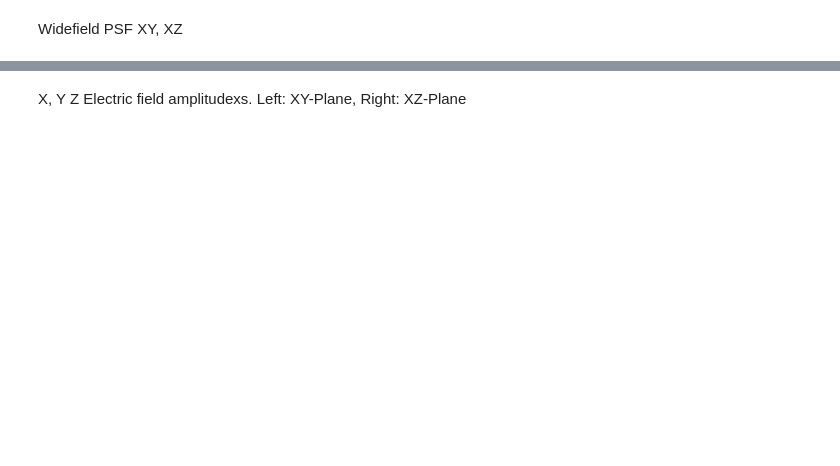
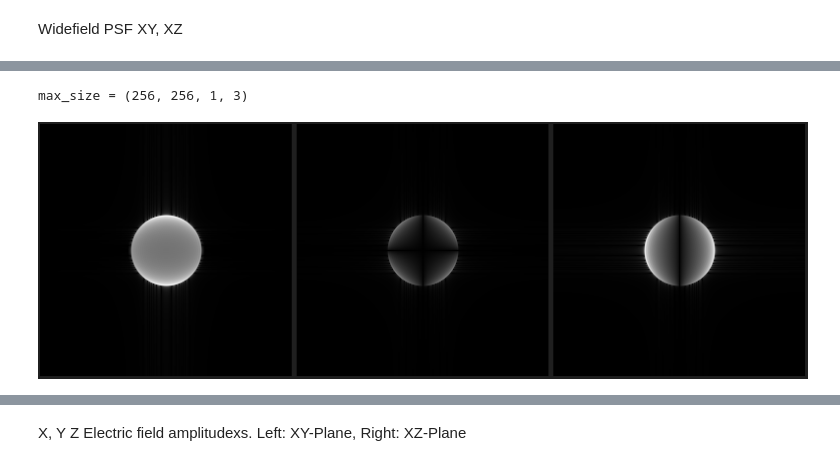
Before and after one commit to RainerHeintzmann/PointSpreadFunctions.jl, a Jupyter notebook: examples/PSFs_demo.ipynb, the cells around one changed output, grey strips where cells are left out. Cells and saved outputs as stored; diff of their text form; code cells hidden in the pictures; blank space fills up the shorter version.

```diff
--- a/examples/PSFs_demo.ipynb
+++ b/examples/PSFs_demo.ipynb
@@ -83,0 +104,6 @@ max_size = (256, 256, 1, 2)
+# %%
+my_field = PSFs.pupil_xyz(sz, pp, sampling)
+show_xyz(my_field)
+# %% [output]
+max_size = (256, 256, 1, 3)
+[figure, added]
```
Also changed, not shown: parts of 39 cells of this notebook.
